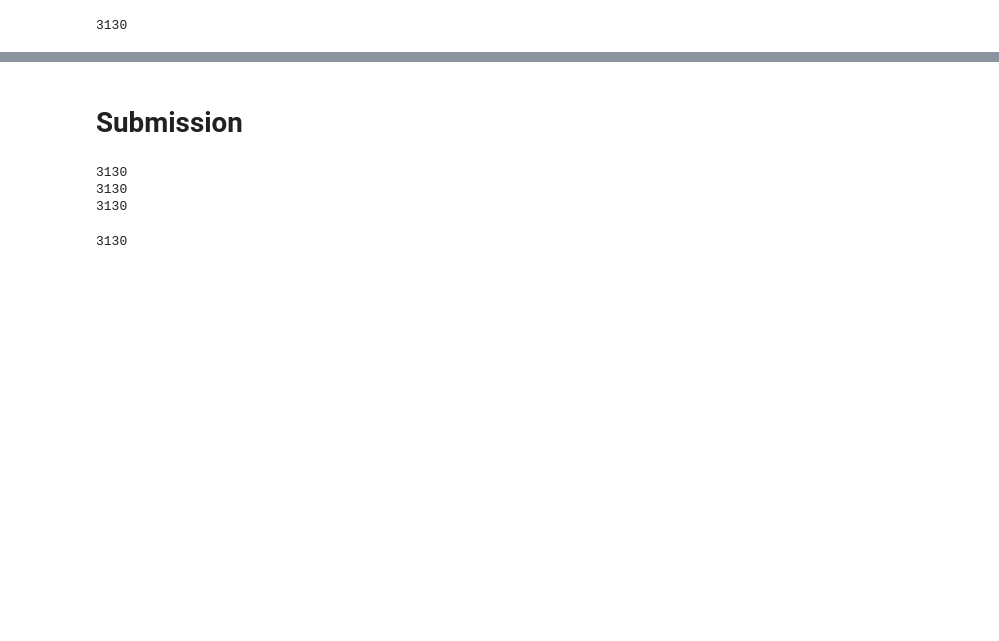
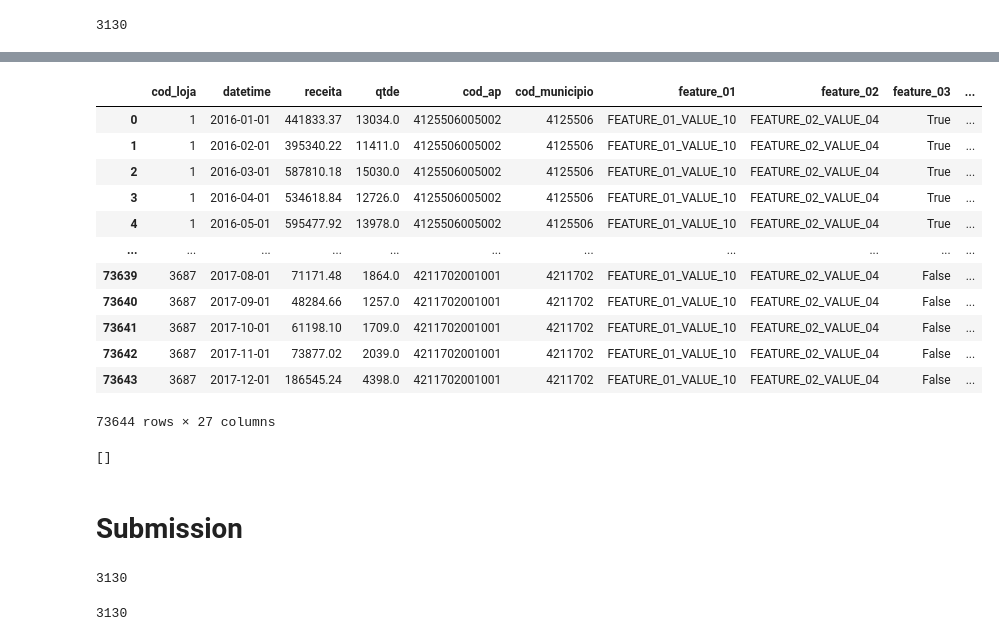
Before and after one commit to BeeData-USP/usp-vs-ufmg, a Jupyter notebook: ikeda/models.ipynb, the cells around one changed output, grey strips where cells are left out. Cells and saved outputs as stored; diff of their text form; code cells hidden in the pictures; blank space fills up the shorter version.

```diff
--- a/ikeda/models.ipynb
+++ b/ikeda/models.ipynb
@@ -148,2 +158,0 @@ model_df.drop(columns=['cod_mun', 'nome_mun'], inplace=True)
-# %%
-model_df['pct_micro'].fillna(model_df['pct_micro'].median(), inplace=True)
@@ -291,6 +256,27 @@ gc.collect()
+# %%
+model_df
+# %% [output]
+|  | cod_loja | datetime | receita | qtde | cod_ap | cod_municipio | feature_01 | feature_02 | feature_03 | ... |
+| 0 | 1 | 2016-01-01 | 441833.37 | 13034.0 | 4125506005002 | 4125506 | FEATURE_01_VALUE_10 | FEATURE_02_VALUE_04 | True | ... |
+| 1 | 1 | 2016-02-01 | 395340.22 | 11411.0 | 4125506005002 | 4125506 | FEATURE_01_VALUE_10 | FEATURE_02_VALUE_04 | True | ... |
+| 2 | 1 | 2016-03-01 | 587810.18 | 15030.0 | 4125506005002 | 4125506 | FEATURE_01_VALUE_10 | FEATURE_02_VALUE_04 | True | ... |
+| 3 | 1 | 2016-04-01 | 534618.84 | 12726.0 | 4125506005002 | 4125506 | FEATURE_01_VALUE_10 | FEATURE_02_VALUE_04 | True | ... |
+| 4 | 1 | 2016-05-01 | 595477.92 | 13978.0 | 4125506005002 | 4125506 | FEATURE_01_VALUE_10 | FEATURE_02_VALUE_04 | True | ... |
+| ... | ... | ... | ... | ... | ... | ... | ... | ... | ... | ... |
+| 73639 | 3687 | 2017-08-01 | 71171.48 | 1864.0 | 4211702001001 | 4211702 | FEATURE_01_VALUE_10 | FEATURE_02_VALUE_04 | False | ... |
+| 73640 | 3687 | 2017-09-01 | 48284.66 | 1257.0 | 4211702001001 | 4211702 | FEATURE_01_VALUE_10 | FEATURE_02_VALUE_04 | False | ... |
+| 73641 | 3687 | 2017-10-01 | 61198.10 | 1709.0 | 4211702001001 | 4211702 | FEATURE_01_VALUE_10 | FEATURE_02_VALUE_04 | False | ... |
+| 73642 | 3687 | 2017-11-01 | 73877.02 | 2039.0 | 4211702001001 | 4211702 | FEATURE_01_VALUE_10 | FEATURE_02_VALUE_04 | False | ... |
+| 73643 | 3687 | 2017-12-01 | 186545.24 | 4398.0 | 4211702001001 | 4211702 | FEATURE_01_VALUE_10 | FEATURE_02_VALUE_04 | False | ... |
+73644 rows × 27 columns
+# %%
+preds
+# %% [output]
+[]
 # %% [markdown]
 # Submission
 # %%
+'''
 # copy df_fat_mes
 train_df = df_fat_mes
 
@@ -330,6 +316,7 @@ train = model_df[~model_df["datetime"].isin([date(2017,10,1), date(2017,11,1), d
 test = model_df[model_df["datetime"].isin([date(2017,10,1), date(2017,11,1), date(2017,12,1)])]
 
 print(model_df.cod_loja.nunique())
+'''
 
 # X_train = train.drop(str_cols, axis=1)
 # y_train = train["receita"]
@@ -353,6 +340,4 @@ for loja in lojas:
 print(i)
 # %% [output]
 3130
-3130
-3130
 # %%
```
Also changed, not shown: parts of 25 cells of this notebook, 4 other files.
